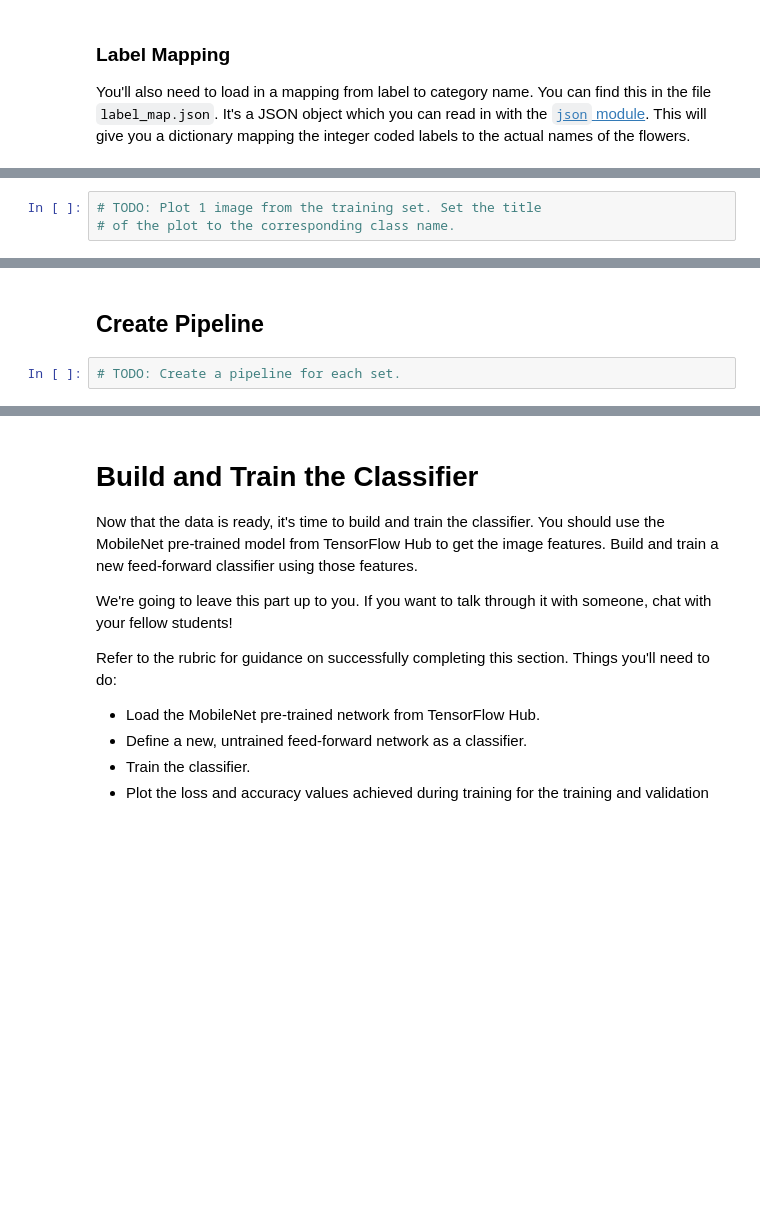
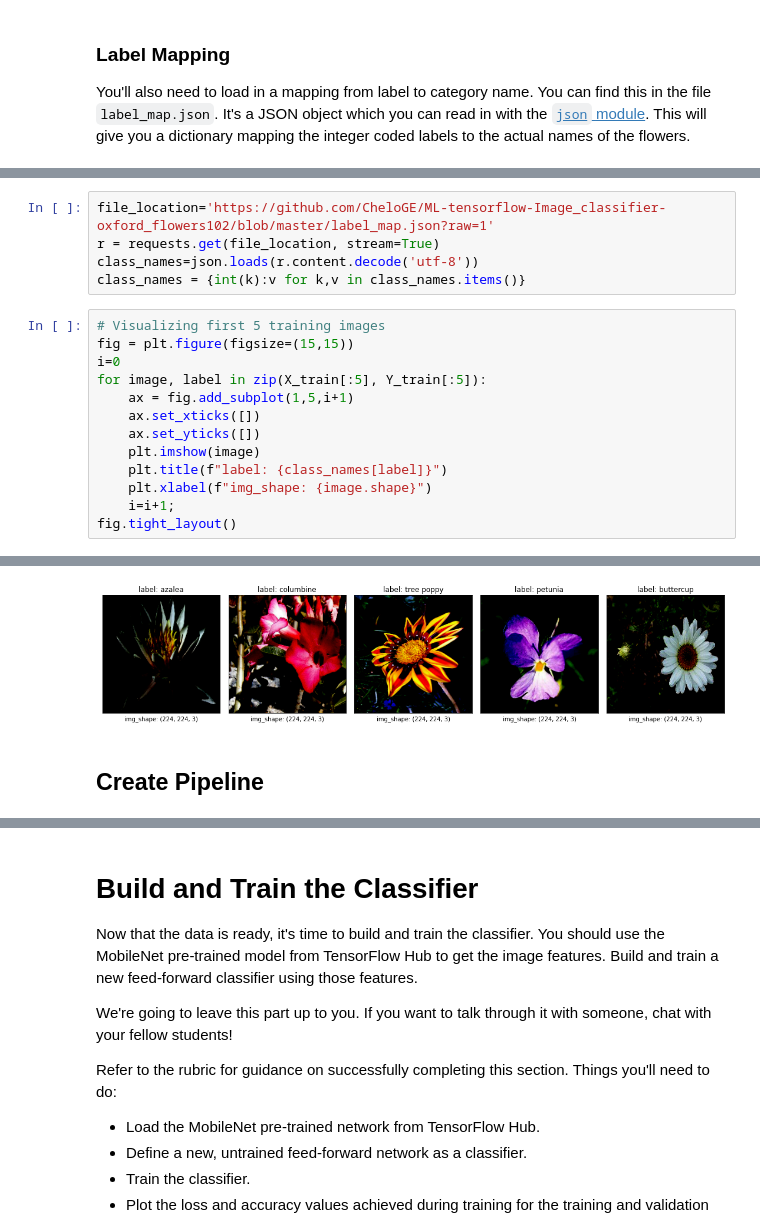
Before and after one commit to CheloGE/ML-tensorflow-Image_classifier-oxford_flowers102, a Jupyter notebook: Project_Image_Classifier_Project.ipynb, the cells around one changed output, grey strips where cells are left out. Drawn from its saved outputs; the diff is of its cells as text; blank space fills up the shorter version.

```diff
--- a/Project_Image_Classifier_Project.ipynb
+++ b/Project_Image_Classifier_Project.ipynb
@@ -196,3 +195,19 @@ FileNotFoundError: ignored
-# %%
-# TODO: Plot 1 image from the training set. Set the title
-# of the plot to the corresponding class name.
+# %%
+file_location='https://github.com/CheloGE/ML-tensorflow-Image_classifier-oxford_flowers102/blob/master/label_map.json?raw=1'
+r = requests.get(file_location, stream=True)
+class_names=json.loads(r.content.decode('utf-8'))
+class_names = {int(k):v for k,v in class_names.items()}
+# %%
+# Visualizing first 5 training images
+fig = plt.figure(figsize=(15,15))
+i=0
+for image, label in zip(X_train[:5], Y_train[:5]):
+    ax = fig.add_subplot(1,5,i+1)
+    ax.set_xticks([])
+    ax.set_yticks([])
+    plt.imshow(image)
+    plt.title(f"label: {class_names[label]}")
+    plt.xlabel(f"img_shape: {image.shape}")
+    i=i+1;
+fig.tight_layout()
+# %% [output]
@@ -199,4 +219,3 @@ FileNotFoundError: ignored
+[figure, added]
 # %% [markdown]
 ## Create Pipeline
-# %%
-# TODO: Create a pipeline for each set.
```
Also changed, not shown: parts of 11 cells of this notebook.
